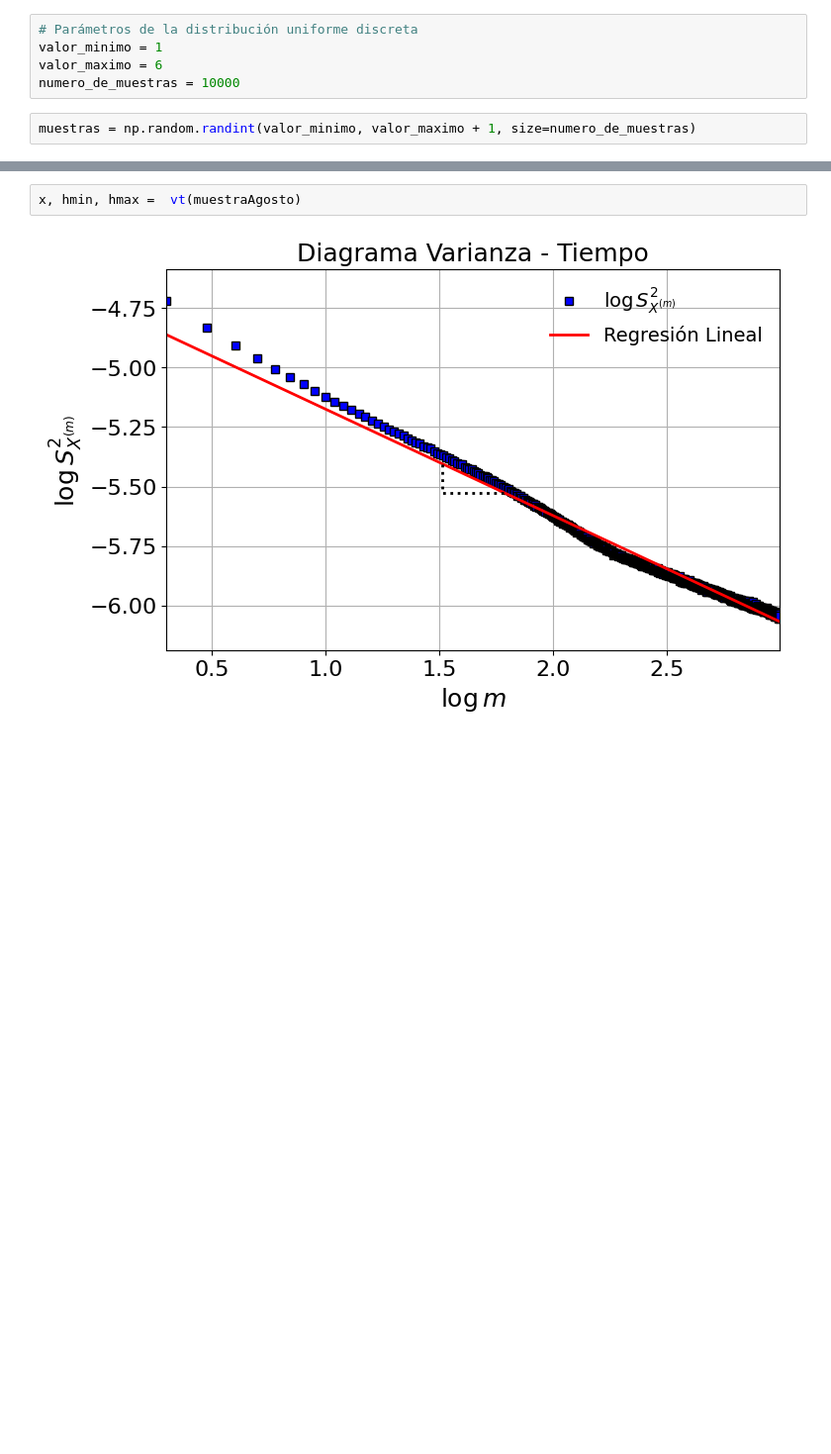
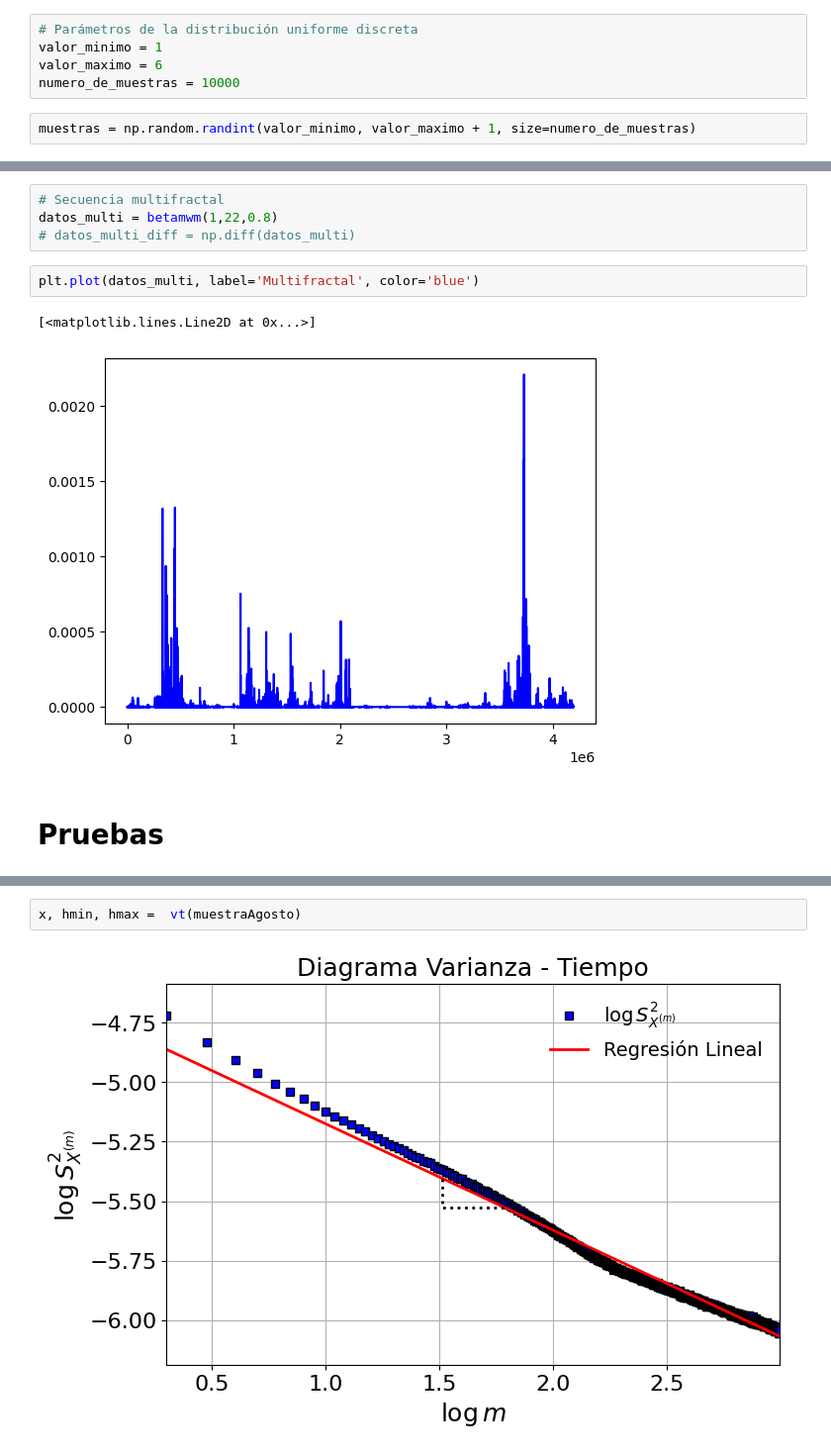
Before and after one commit to aalejoz25/LRD_y_multifractales, a Jupyter notebook: code.ipynb, the cells around one changed output, grey strips where cells are left out. Shown: that part at 99% size. Drawn from its saved outputs; the diff is of its cells as text; blank space fills up the shorter version.

```diff
--- a/code.ipynb
+++ b/code.ipynb
@@ -531,3 +725,14 @@ print(resultados)
+# %%
+# Secuencia multifractal
+datos_multi = betamwm(1,22,0.8)
+# datos_multi_diff = np.diff(datos_multi)
+# %%
+plt.plot(datos_multi, label='Multifractal', color='blue')
+# %% [output]
+[<matplotlib.lines.Line2D at 0x...>]
+[figure, added]
+# %% [markdown]
+# Pruebas
 # %%
 x, hmin, hmax =  vt(muestras)
 # %% [output]
```
Also changed, not shown: parts of 27 cells of this notebook, 1 other file.
